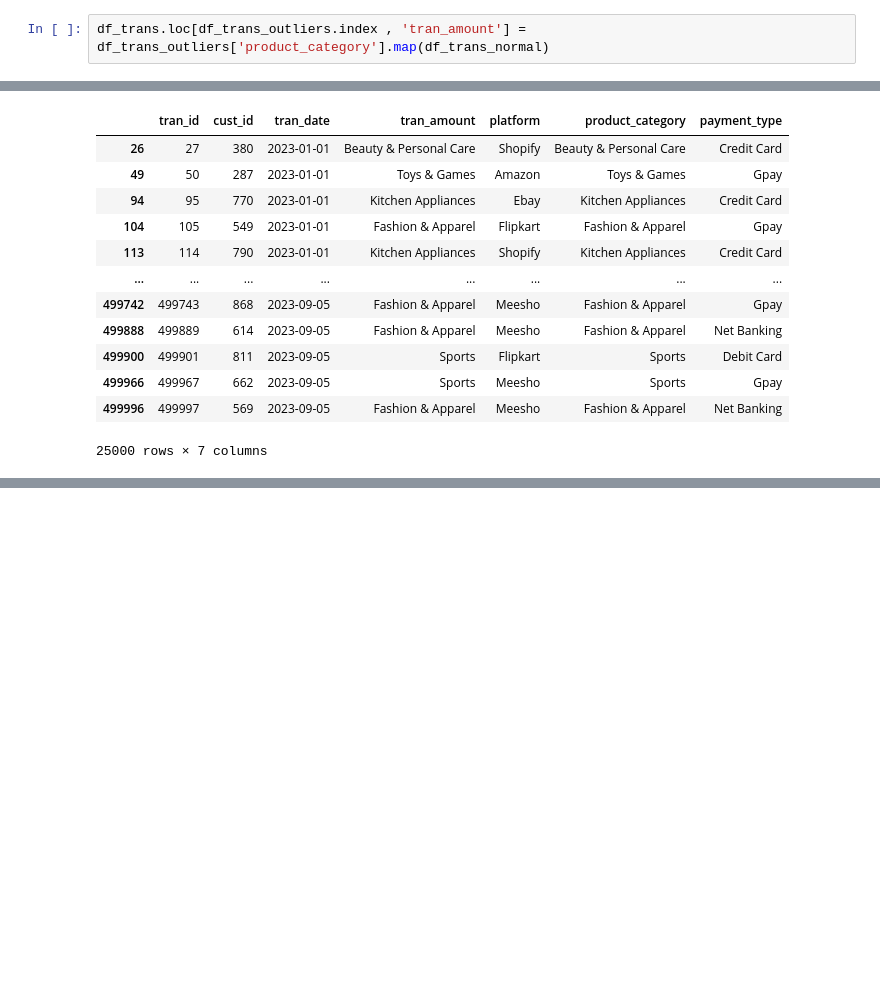
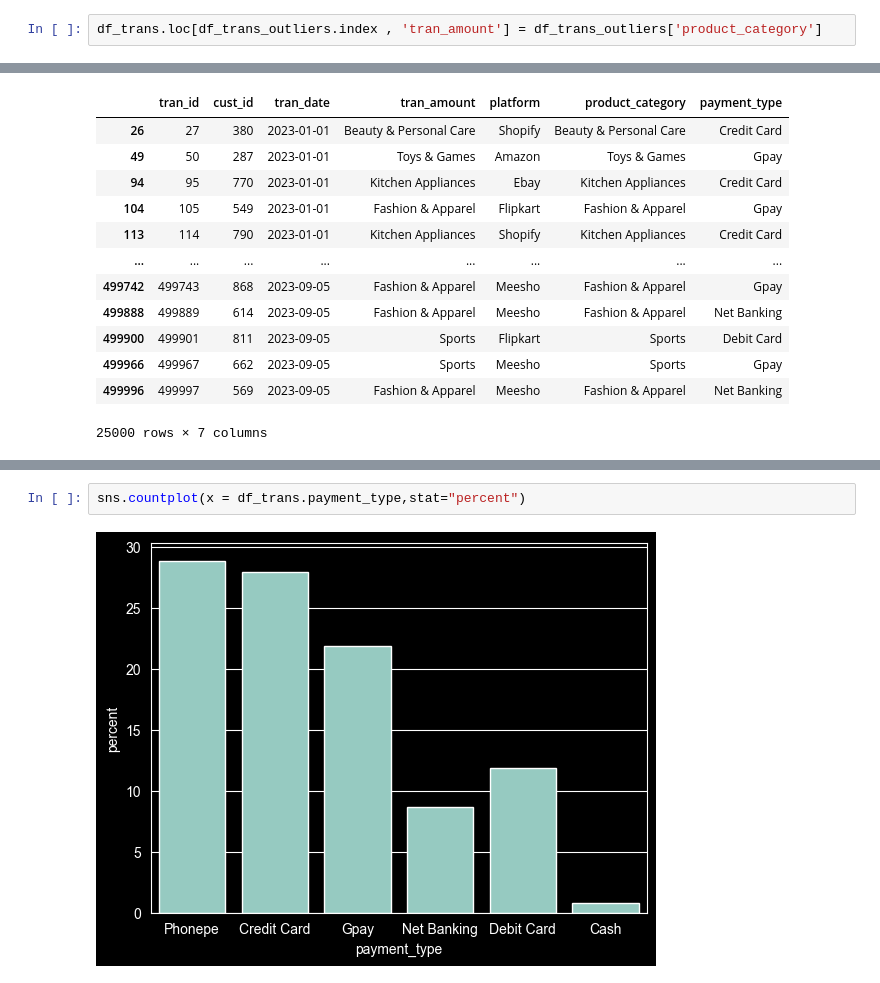
Before and after one commit to RawatXd/AtliQo-Bank-Project, a Jupyter notebook: main.ipynb, the cells around one changed output, grey strips where cells are left out. Saved outputs shown, nothing was run; the diff lists cells and outputs as text; blank space fills up the shorter version.

```diff
--- a/main.ipynb
+++ b/main.ipynb
@@ -864,4 +864,4 @@ Sports                    269.181631
 Toys & Games               50.333298
 Name: tran_amount, dtype: float64
 # %%
-df_trans.loc[df_trans_outliers.index , 'tran_amount'] = df_trans_outliers['product_category'].map(df_trans_normal)
+df_trans.loc[df_trans_outliers.index , 'tran_amount'] = df_trans_outliers['product_category']
@@ -889,0 +895,4 @@ sns.histplot(df_trans.tran_amount,kde=True)
+# %%
+sns.countplot(x = df_trans.payment_type,stat="percent")
+# %% [output]
+[figure, added]
```
Also changed, not shown: parts of 10 cells of this notebook.
